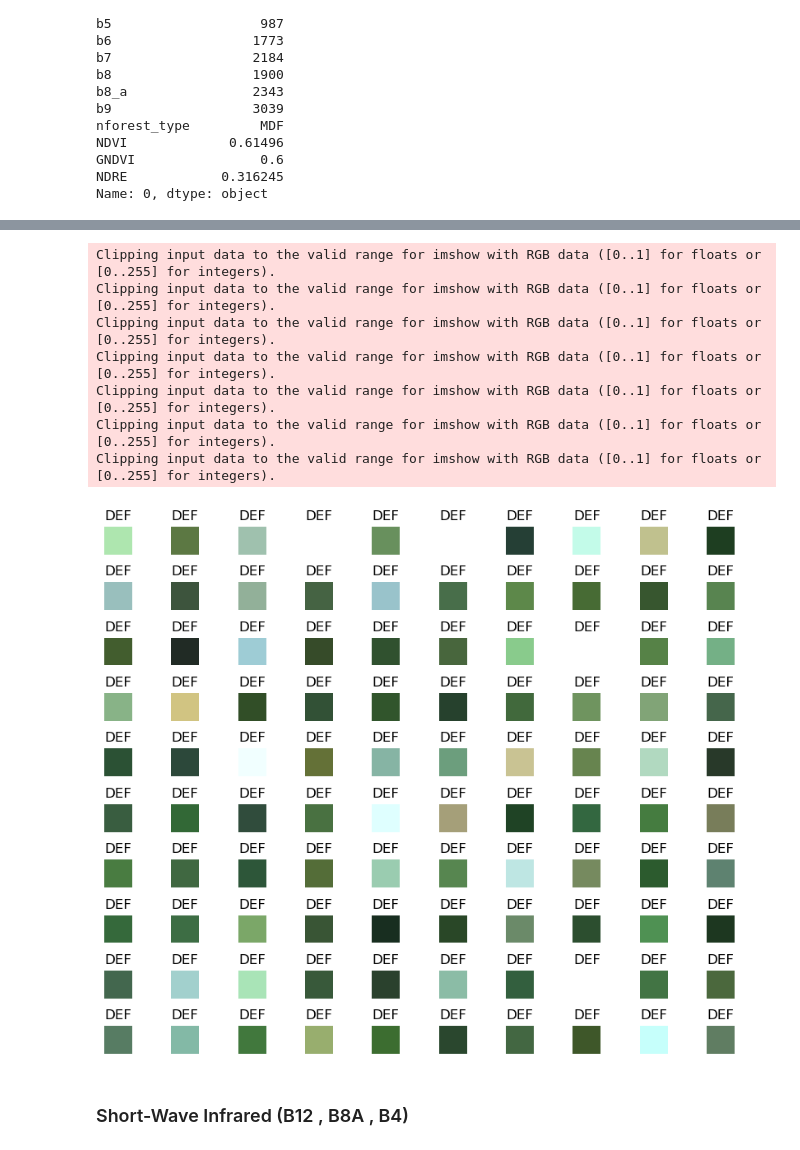
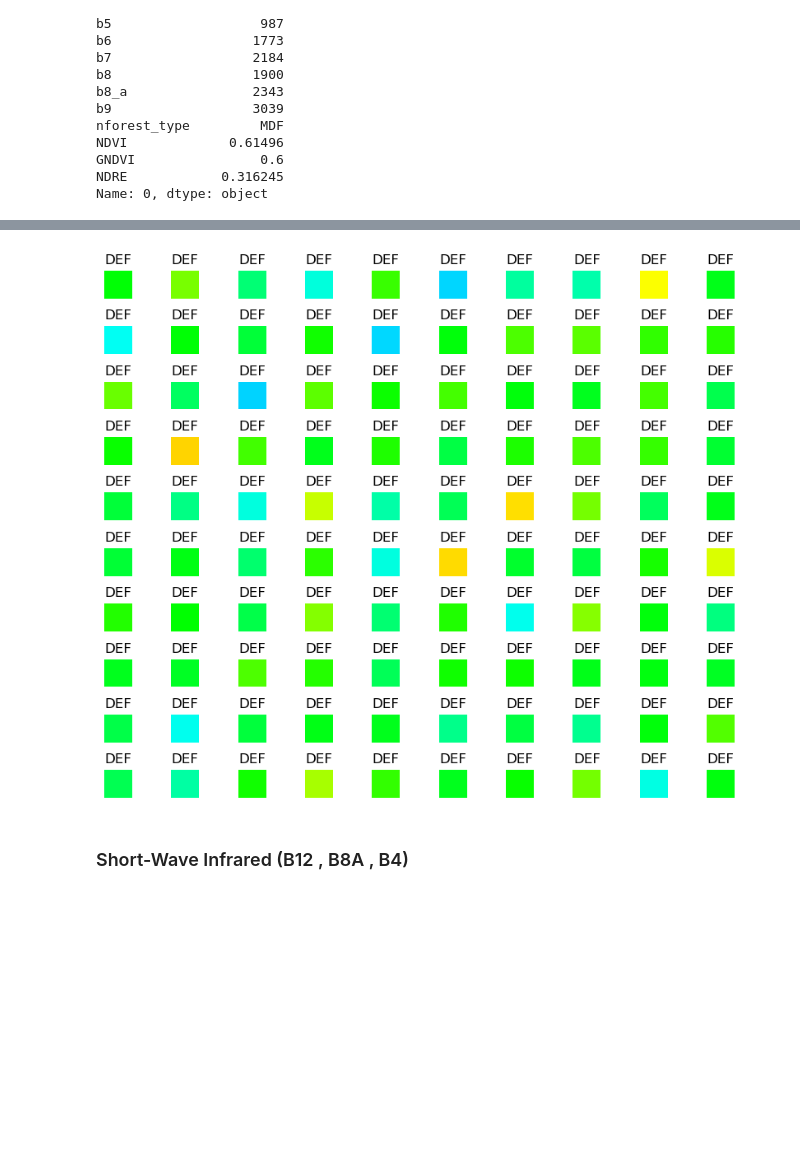
Before and after one commit to xHexlabx/SuperAI_SS4_Recap, a Jupyter notebook: SuperAI_SS4_Level_2/Hack_7_Forest_Type_Classification/Forest_Type_Image_Classification.ipynb, the cells around one changed output, grey strips where cells are left out. Cells and saved outputs as stored; diff of their text form; code cells hidden in the pictures; blank space fills up the shorter version.

```diff
--- a/SuperAI_SS4_Level_2/Hack_7_Forest_Type_Classification/Forest_Type_Image_Classification.ipynb
+++ b/SuperAI_SS4_Level_2/Hack_7_Forest_Type_Classification/Forest_Type_Image_Classification.ipynb
@@ -91,8 +91,14 @@ NDVI             0.61496
 GNDVI                0.6
 NDRE            0.316245
 Name: 0, dtype: object
+# %%
+def normalize(array):
+
+    array_min, array_max = array.min(), array.max()
+
+    return ((array - array_min) * 255 / (array_max - array_min)).astype(np.uint)
 # %%
-size = 100
+size = 400
 
 x = np.stack([ np.array( [ [train_df.iloc[idx]['b4'] , train_df.iloc[idx]['b3'] , train_df.iloc[idx]['b2'] ] ] ) for idx in range(size)])
 y = [train_df.iloc[idx]['nforest_type'] for idx in range(size)]
@@ -103,7 +109,7 @@ fig, axes = plt.subplots(nrows = 10, ncols=10, figsize=(10, 8))
 
 for idx in range(100) :
 
-    axes[idx // 10 ,idx % 10].imshow(x[idx] / 1000)
+    axes[idx // 10 ,idx % 10].imshow(normalize(x[idx]))
     axes[idx // 10 ,idx % 10].axis('off')
     axes[idx // 10 ,idx % 10].set_title(y[idx])
 
@@ -136,7 +134,7 @@ fig, axes = plt.subplots(nrows = 10, ncols=10, figsize=(10, 8))
 
 for idx in range(100) :
 
-    axes[idx // 10 ,idx % 10].imshow(x[idx] / 1000)
+    axes[idx // 10 ,idx % 10].imshow(normalize(x[idx]))
     axes[idx // 10 ,idx % 10].axis('off')
     axes[idx // 10 ,idx % 10].set_title(y[idx])
 
@@ -173,7 +159,7 @@ fig, axes = plt.subplots(nrows = 10, ncols=10, figsize=(10, 8))
 
 for idx in range(100) :
 
-    axes[idx // 10 ,idx % 10].imshow(x[idx] / 1000)
+    axes[idx // 10 ,idx % 10].imshow(normalize(x[idx]))
     axes[idx // 10 ,idx % 10].axis('off')
     axes[idx // 10 ,idx % 10].set_title(y[idx])
 
@@ -192,35 +171,28 @@ Clipping input data to the valid range for imshow with RGB data ([0..1] for floa
 # %%
 DEF_df = train_df[train_df['nforest_type'] == 'DEF']
 
 DEF_df.iloc[0]
 
 size = 100
 
 x = np.stack([ np.array( [ [DEF_df.iloc[idx]['b4'] , DEF_df.iloc[idx]['b3'] , DEF_df.iloc[idx]['b2'] ] ] ) for idx in range(size)])
 y = [DEF_df.iloc[idx]['nforest_type'] for idx in range(size)]
 
 x = np.reshape(x, (size , 1 , 1 , 3))
 
 fig, axes = plt.subplots(nrows = 10, ncols=10, figsize=(10, 8))
 
 for idx in range(100) :
 
-    axes[idx // 10 ,idx % 10].imshow(x[idx] / 1000)
+    axes[idx // 10 ,idx % 10].imshow(normalize(x[idx]))
     axes[idx // 10 ,idx % 10].axis('off')
     axes[idx // 10 ,idx % 10].set_title(y[idx])
 
 fig.subplots_adjust(left = 0.1, right = 0.9, top = 0.9, bottom = 0.1, hspace=1)
 
 plt.show()
 # %% [output]
-Clipping input data to the valid range for imshow with RGB data ([0..1] for floats or [0..255] for integers).
-Clipping input data to the valid range for imshow with RGB data ([0..1] for floats or [0..255] for integers).
-Clipping input data to the valid range for imshow with RGB data ([0..1] for floats or [0..255] for integers).
-Clipping input data to the valid range for imshow with RGB data ([0..1] for floats or [0..255] for integers).
-Clipping input data to the valid range for imshow with RGB data ([0..1] for floats or [0..255] for integers).
-Clipping input data to the valid range for imshow with RGB data ([0..1] for floats or [0..255] for integers).
-Clipping input data to the valid range for imshow with RGB data ([0..1] for floats or [0..255] for integers).
-[figure, old version]
+[figure, new version]
 # %% [markdown]
 ### Short-Wave Infrared (B12 , B8A , B4)
 # %%
```
Also changed, not shown: parts of 20 cells of this notebook.
